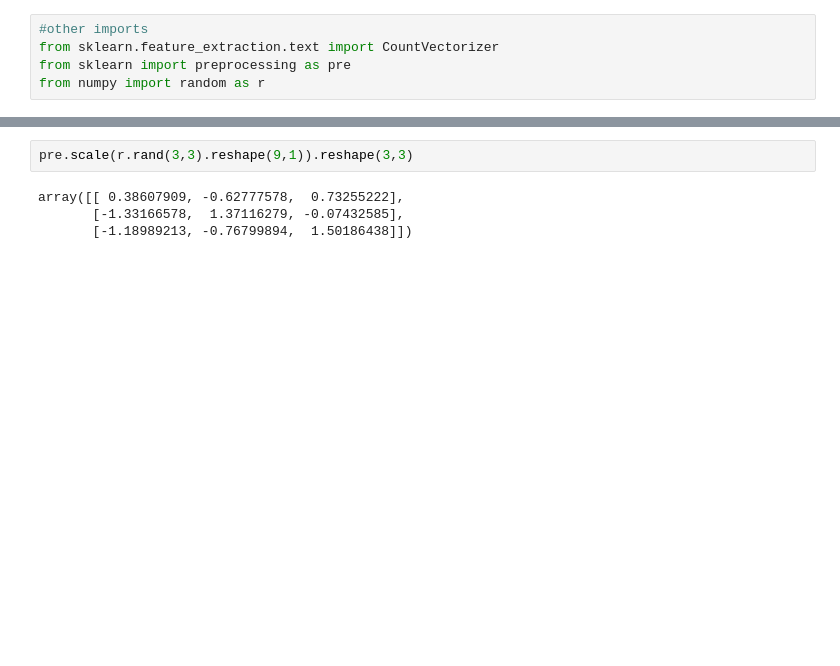
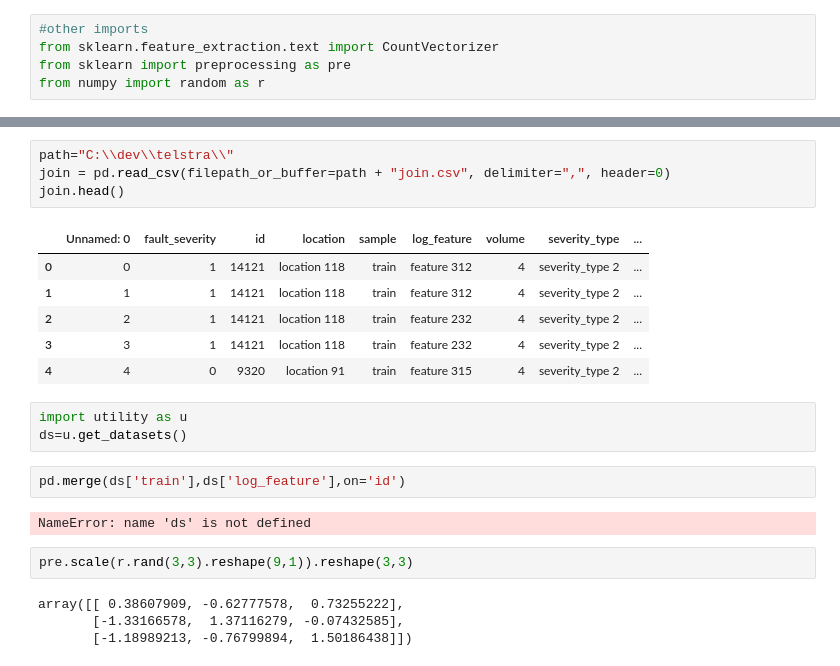
Before and after one commit to blackwhitehere/telstra, a Jupyter notebook: worksheet.ipynb, the cells around one changed output, grey strips where cells are left out. Saved outputs shown, nothing was run; the diff lists cells and outputs as text; blank space fills up the shorter version.

```diff
--- a/worksheet.ipynb
+++ b/worksheet.ipynb
@@ -11,3 +77,21 @@ from numpy import random as r
+# %%
+path="C:\\dev\\telstra\\"
+join = pd.read_csv(filepath_or_buffer=path + "join.csv", delimiter=",", header=0)
+join.head()
+# %% [output]
+|  | Unnamed: 0 | fault_severity | id | location | sample | log_feature | volume | severity_type | ... |
+| 0 | 0 | 1 | 14121 | location 118 | train | feature 312 | 4 | severity_type 2 | ... |
+| 1 | 1 | 1 | 14121 | location 118 | train | feature 312 | 4 | severity_type 2 | ... |
+| 2 | 2 | 1 | 14121 | location 118 | train | feature 232 | 4 | severity_type 2 | ... |
+| 3 | 3 | 1 | 14121 | location 118 | train | feature 232 | 4 | severity_type 2 | ... |
+| 4 | 4 | 0 | 9320 | location 91 | train | feature 315 | 4 | severity_type 2 | ... |
+# %%
+import utility as u
+ds=u.get_datasets()
+# %%
+pd.merge(ds['train'],ds['log_feature'],on='id')
+# %% [output]
+NameError: name 'ds' is not defined
 # %%
 pre.scale(r.rand(3,3).reshape(9,1)).reshape(3,3)
 # %% [output]
```
Also changed, not shown: parts of 6 cells of this notebook, 5 other files.
